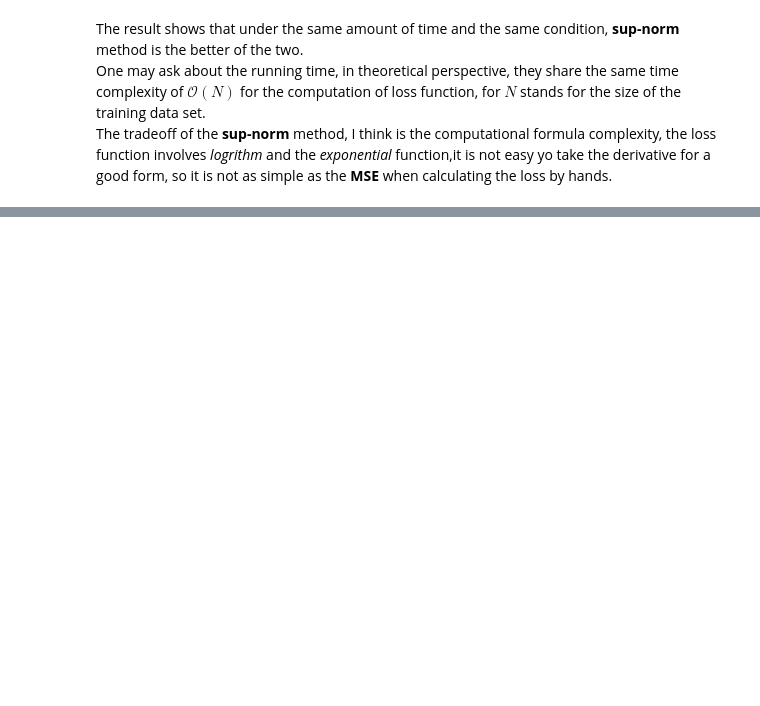
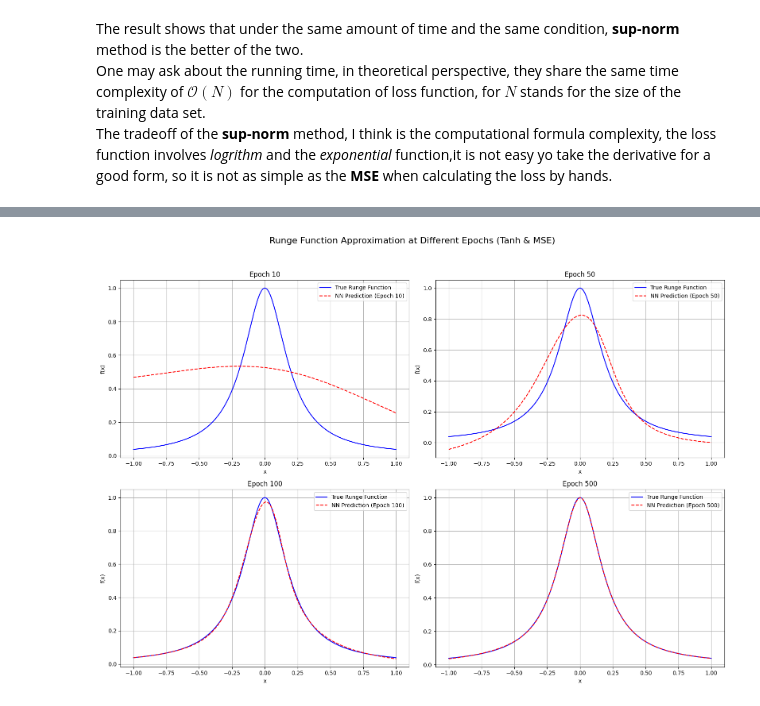
Before and after one commit to AlvinBLin/2025_machine_learning, a Jupyter notebook: Week_2/runge_approximation.ipynb, the cells around one changed output, grey strips where cells are left out. Saved outputs shown, nothing was run; the diff lists cells and outputs as text; code cells hidden in the pictures; blank space fills up the shorter version.

```diff
--- a/Week_2/runge_approximation.ipynb
+++ b/Week_2/runge_approximation.ipynb
@@ -278,0 +395,86 @@ The tradeoff of the **sup-norm** method, I think is the computational formula co
+# %%
+# --- Tanh Model & MSE Loss Training ---
+print("--- Training with Tanh Activation Function (MSE Loss) ---")
+
+# Define the Neural Network
+class RungeApproximator(nn.Module):
+    def __init__(self, hidden_size=50):
+        super(RungeApproximator, self).__init__()
+        self.net = nn.Sequential(
+            nn.Linear(1, hidden_size),
+            nn.Tanh(),
+            nn.Linear(hidden_size, hidden_size),
+            nn.Tanh(),
+            nn.Linear(hidden_size, 1)
+        )
+
+    def forward(self, x):
+        return self.net(x)
+
+# Create model, optimizer, and loss criterion
+model_tanh = RungeApproximator()
+optimizer_tanh = optim.Adam(model_tanh.parameters(), lr=0.01)
+criterion_tanh = nn.MSELoss()
+
+epochs = 5000
+epochs_to_plot = [10, 50, 100, 500]
+models_to_plot = {}  # Dictionary to store models at specific epochs
+
+for epoch in range(1, epochs + 1):
+    model_tanh.train()
+    optimizer_tanh.zero_grad()
+
+    y_pred = model_tanh(x_train)
+    loss = criterion_tanh(y_pred, y_train)
+
+    loss.backward()
+    optimizer_tanh.step()
+
+    if epoch in epochs_to_plot:
+        # Save a deep copy of the model at this epoch
+        models_to_plot[epoch] = copy.deepcopy(model_tanh)
+
+    if epoch % 500 == 0:
+        print(f'Epoch [{epoch}/{epochs}], Train Loss: {loss.item():.6f}')
+
+# --- Plotting the Results ---
+# Create a 2x2 grid of plots
+plt.figure(figsize=(16, 12))
+plt.suptitle('Runge Function Approximation at Different Epochs (Tanh & MSE)', fontsize=16)
+
+# Generate a dense set of points for plotting
+x_plot = np.linspace(-1, 1, 1000).reshape(-1, 1)
+y_plot = 1.0 / (1.0 + 25.0 * x_plot**2)
+x_plot_tensor = torch.tensor(x_plot, dtype=torch.float32)
+
+for i, epoch in enumerate(epochs_to_plot):
+    ax = plt.subplot(2, 2, i + 1)
+
+    # Get the model at the specified epoch
+    model_at_epoch = models_to_plot[epoch]
+    model_at_epoch.eval()
+    with torch.no_grad():
+        y_pred_at_epoch = model_at_epoch(x_plot_tensor).numpy()
+
+    # Plot the results
+    ax.plot(x_plot, y_plot, label='True Runge Function', color='blue')
+    ax.plot(x_plot, y_pred_at_epoch, label=f'NN Prediction (Epoch {epoch})', color='red', linestyle='--')
+    ax.set_title(f'Epoch {epoch}')
+    ax.set_xlabel('x')
+    ax.set_ylabel('f(x)')
+    ax.legend()
+    ax.grid(True)
+
+plt.tight_layout(rect=[0, 0.03, 1, 0.95])
+plt.show()
+
+# Final evaluation after full training
+model_tanh.eval()
+with torch.no_grad():
+    y_pred_tanh = model_tanh(x_plot_tensor).numpy()
+
+mse_val_error_tanh = np.mean((y_pred_tanh - y_plot)**2)
+max_abs_error_val_tanh = np.max(np.abs(y_pred_tanh - y_plot))
+print(f"Final MSE: {mse_val_error_tanh:.6f}")
+print(f"Final Max Absolute Error: {max_abs_error_val_tanh:.6f}")
+# %% [output]
@@ -278,0 +492 @@ The tradeoff of the **sup-norm** method, I think is the computational formula co
+[figure, added]
```
Also changed, not shown: parts of 22 cells of this notebook.
